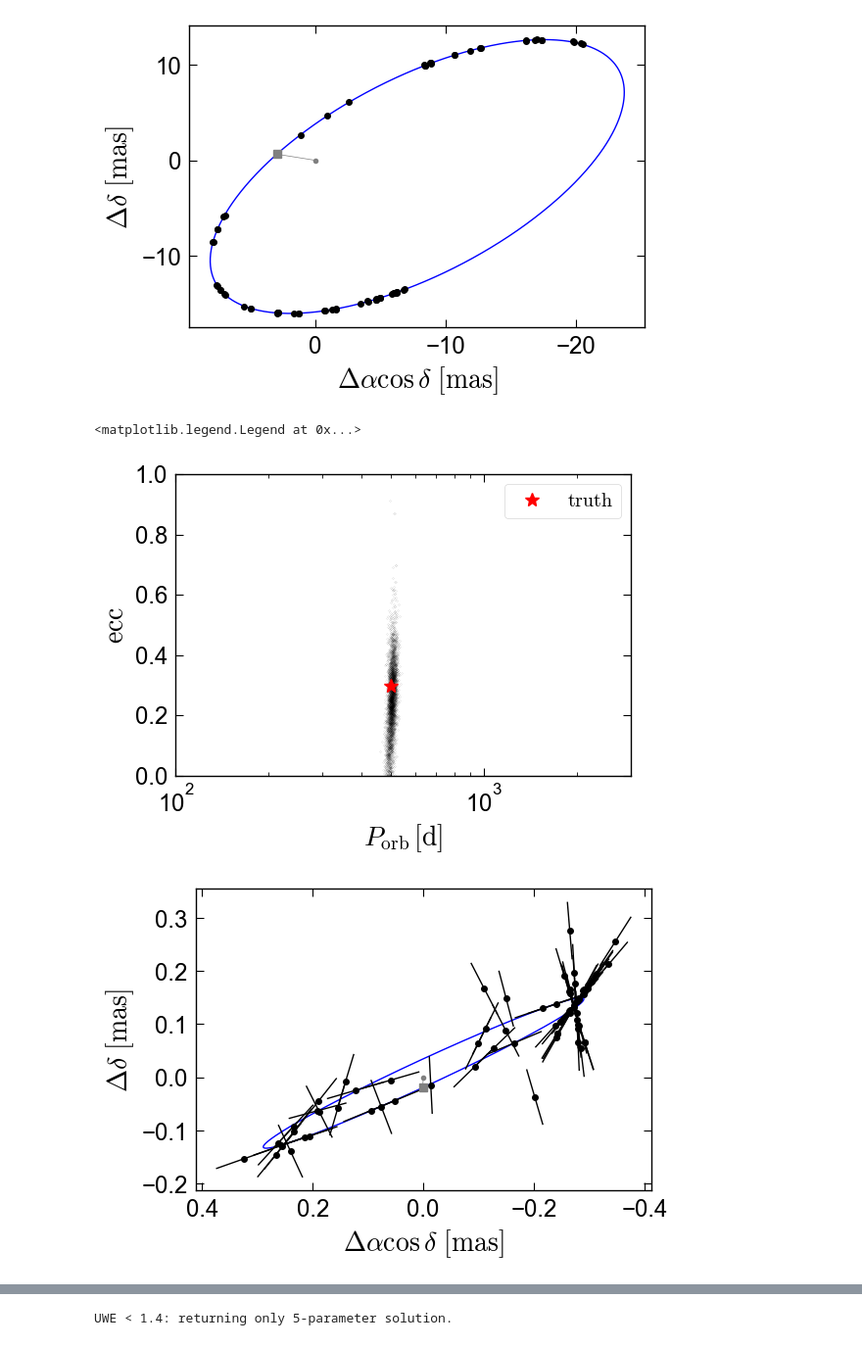
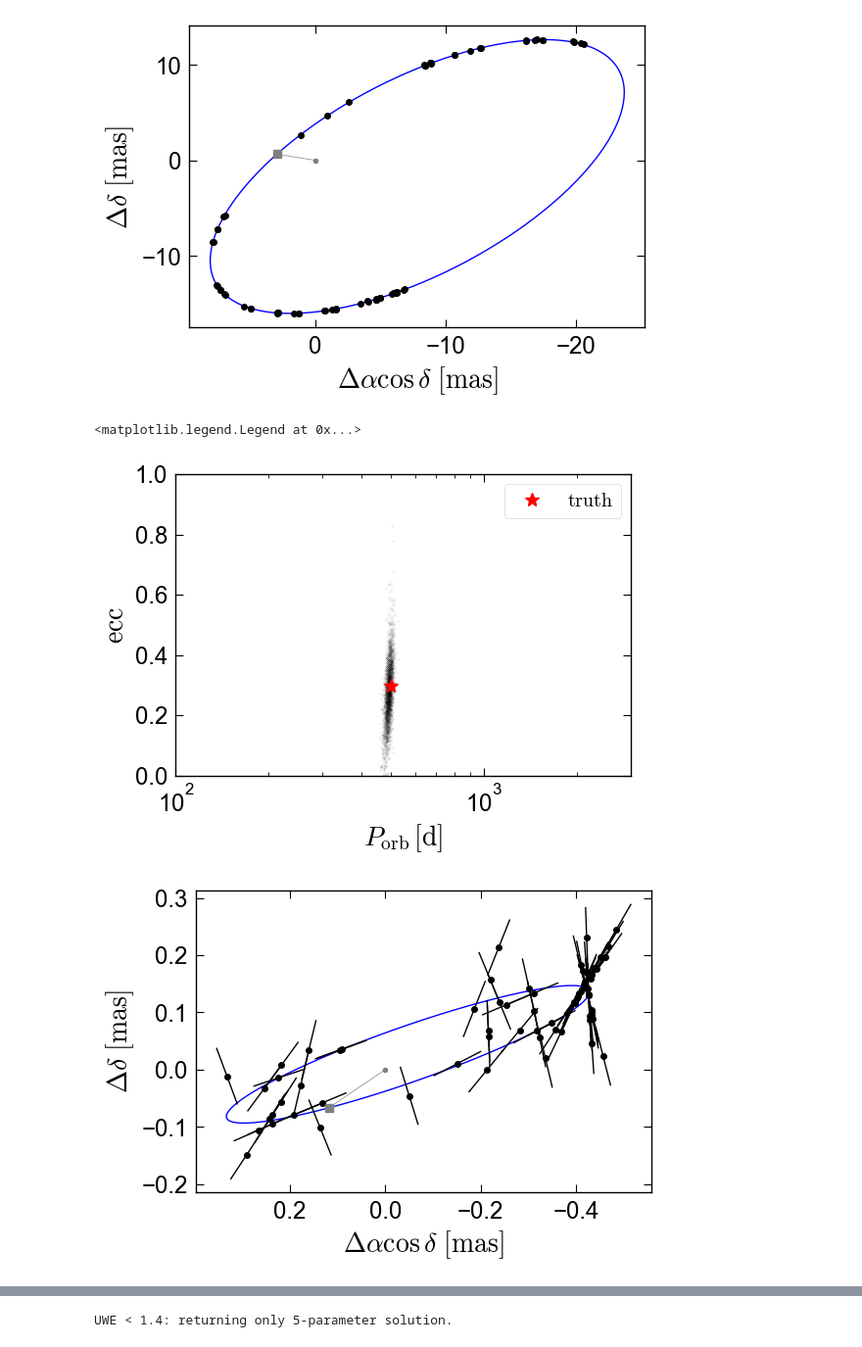
Before and after one commit to kareemelbadry/gaiamock, a Jupyter notebook: demo.ipynb, the cells around one changed output, grey strips where cells are left out. Shown at 98% size. Saved outputs shown, nothing was run; the diff lists cells and outputs as text; code cells hidden in the pictures.

```diff
--- a/demo.ipynb
+++ b/demo.ipynb
@@ -338,17 +341,17 @@ t_ast_yr, psi, plx_factor, ast_obs, ast_err = gaiamock.predict_astrometry_lumino
 # %%
 # now let's evaluate the likelihood on 10^7 prior samples
 samples = gaiamock.generate_prior_samples(N_samps = int(1e7), P_range = [100, 3000])
-L = gaiamock.get_astrometric_likelihoods(t_ast_yr = t_ast_yr, psi = psi, plx_factor = plx_factor,
+lnL = gaiamock.get_astrometric_likelihoods(t_ast_yr = t_ast_yr, psi = psi, plx_factor = plx_factor,
                                          ast_obs = ast_obs, ast_err = ast_err, samples = samples)
 # %%
 # use rejection sampling to discard the ones with low relative likelihoods
 
-r = np.random.uniform(0, np.max(L), len(L))
-keep = L > r
+keep = np.log(np.random.rand(len(lnL))) < (lnL - np.nanmax(lnL))
+keep_P, keep_ecc, keep_phi_p  = samples[0][keep], samples[1][keep],  samples[2][keep]
 
 f = plt.figure()
 ax = f.add_subplot(111)
-ax.semilogx(np.array(samples).T[keep].T[0], np.array(samples).T[keep].T[1], 'k.', ms=0.1)
+ax.semilogx(keep_P, keep_ecc, 'k.', ms=0.1)
 ax.set_xlim(100, 3000)
 ax.set_xlabel(r'$P_{\rm orb}\,[\rm d]$', fontsize=20)
 ax.set_ylabel(r'$\rm ecc$', fontsize=20)
@@ -357,21 +360,21 @@ ax.plot([500], [0.3], 'r*', label = r'$\rm truth$', ms=10)
 ax.legend(loc = 'upper right')
 # %% [output]
 <matplotlib.legend.Legend at 0x...>
-[figure, old version]
+[figure, new version]
 # %%
 # plot the best-fit orbit
-best = np.argmax(L)
+best = np.argmax(lnL)
 period, ecc, phi_p = samples[0][best], samples[1][best], samples[2][best]
 chi2, mu_linear = gaiamock.get_astrometric_chi2(t_ast_yr = t_ast_yr, psi = psi, plx_factor = plx_factor,
         ast_obs = ast_obs, ast_err = ast_err, P = period, phi_p = phi_p, ecc = ecc, c_funcs=c_funcs)
 ra_off, pmra, dec_off, pmdec, plx, B, G, A, F = mu_linear
 
 
 gaiamock.plot_2d_orbit_and_residuals(t_ast_yr = t_ast_yr, psi=psi, plx_factor=plx_factor,
             ast_obs=ast_obs, ast_err=ast_err, period = period, ecc=ecc, Tp=phi_p*period/(2*np.pi),
             delta_ra=ra_off, delta_dec=dec_off, parallax=plx, pmra=pmra, pmdec=pmdec,
             data_release='dr3', A=A, B=B, F=F, G=G, c_funcs=c_funcs)
 # %% [output]
-[figure, old version]
+[figure, new version]
 # %%
 # how well is a0 constrained?
```
Also changed, not shown: parts of 23 cells of this notebook, 3 other files.
